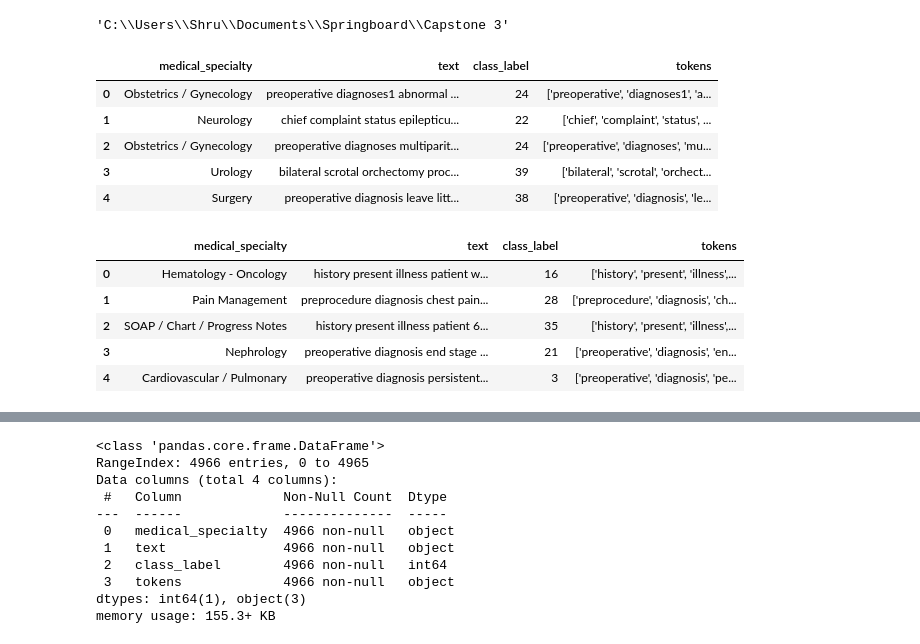
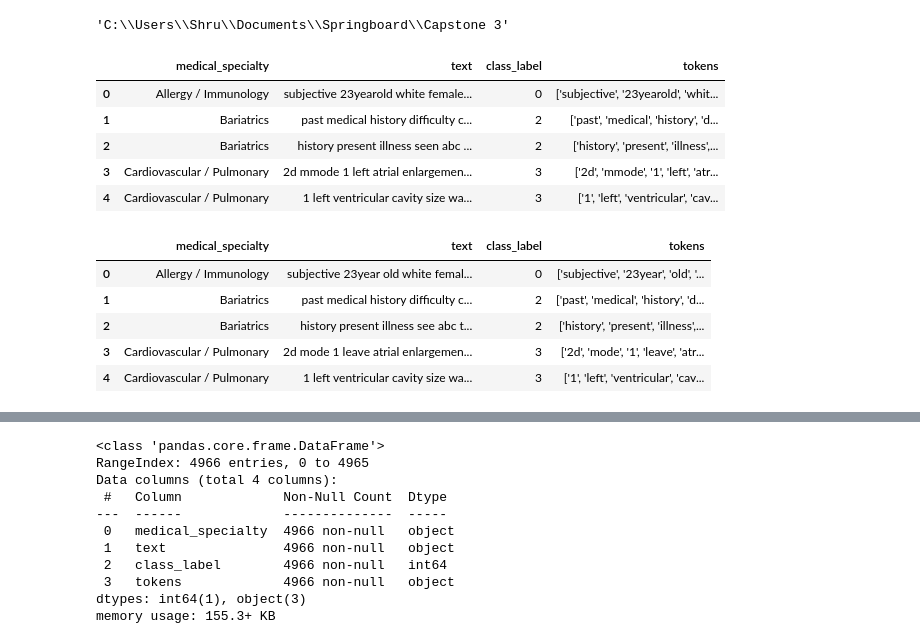
Before and after one commit to srtandon/Classifying_Medical_Notes, a Jupyter notebook: Medical Texts - Modeling.ipynb, the cells around one changed output, grey strips where cells are left out. Saved outputs shown, nothing was run; the diff lists cells and outputs as text; code cells hidden in the pictures.

```diff
--- a/Medical Texts - Modeling.ipynb
+++ b/Medical Texts - Modeling.ipynb
@@ -26,22 +27,23 @@ path = 'C:\\Users\\Shru\\Documents\\Springboard\\Capstone 3/data'
 
 train = pd.read_csv(path+'/trainingset.tsv', delimiter='\t')
 test = pd.read_csv(path+'/testset.tsv', delimiter='\t')
-data = pd.read_csv(path+'/datafull.tsv', delimiter='\t')
+data1 = pd.read_csv(path+'/datafull.tsv', delimiter='\t')
+data2 = pd.read_csv(path+'/datafull_nolemma.tsv', delimiter='\t')
 # %%
-train.head()
+data2.head()
 # %% [output]
 |  | medical_specialty | text | class_label | tokens |
-| 0 | Obstetrics / Gynecology | preoperative diagnoses1 abnormal ... | 24 | ['preoperative', 'diagnoses1', 'a... |
-| 1 | Neurology | chief complaint status epilepticu... | 22 | ['chief', 'complaint', 'status', ... |
-| 2 | Obstetrics / Gynecology | preoperative diagnoses multiparit... | 24 | ['preoperative', 'diagnoses', 'mu... |
-| 3 | Urology | bilateral scrotal orchectomy proc... | 39 | ['bilateral', 'scrotal', 'orchect... |
-| 4 | Surgery | preoperative diagnosis leave litt... | 38 | ['preoperative', 'diagnosis', 'le... |
+| 0 | Allergy / Immunology | subjective 23yearold white female... | 0 | ['subjective', '23yearold', 'whit... |
+| 1 | Bariatrics | past medical history difficulty c... | 2 | ['past', 'medical', 'history', 'd... |
+| 2 | Bariatrics | history present illness seen abc ... | 2 | ['history', 'present', 'illness',... |
+| 3 | Cardiovascular / Pulmonary | 2d mmode 1 left atrial enlargemen... | 3 | ['2d', 'mmode', '1', 'left', 'atr... |
+| 4 | Cardiovascular / Pulmonary | 1 left ventricular cavity size wa... | 3 | ['1', 'left', 'ventricular', 'cav... |
 # %%
-test.head()
+data1.head()
 # %% [output]
 |  | medical_specialty | text | class_label | tokens |
-| 0 | Hematology - Oncology | history present illness patient w... | 16 | ['history', 'present', 'illness',... |
-| 1 | Pain Management | preprocedure diagnosis chest pain... | 28 | ['preprocedure', 'diagnosis', 'ch... |
-| 2 | SOAP / Chart / Progress Notes | history present illness patient 6... | 35 | ['history', 'present', 'illness',... |
-| 3 | Nephrology | preoperative diagnosis end stage ... | 21 | ['preoperative', 'diagnosis', 'en... |
-| 4 | Cardiovascular / Pulmonary | preoperative diagnosis persistent... | 3 | ['preoperative', 'diagnosis', 'pe... |
+| 0 | Allergy / Immunology | subjective 23year old white femal... | 0 | ['subjective', '23year', 'old', '... |
+| 1 | Bariatrics | past medical history difficulty c... | 2 | ['past', 'medical', 'history', 'd... |
+| 2 | Bariatrics | history present illness see abc t... | 2 | ['history', 'present', 'illness',... |
+| 3 | Cardiovascular / Pulmonary | 2d mode 1 leave atrial enlargemen... | 3 | ['2d', 'mode', '1', 'leave', 'atr... |
+| 4 | Cardiovascular / Pulmonary | 1 left ventricular cavity size wa... | 3 | ['1', 'left', 'ventricular', 'cav... |
```
Also changed, not shown: parts of 58 cells of this notebook, 2 other files.
